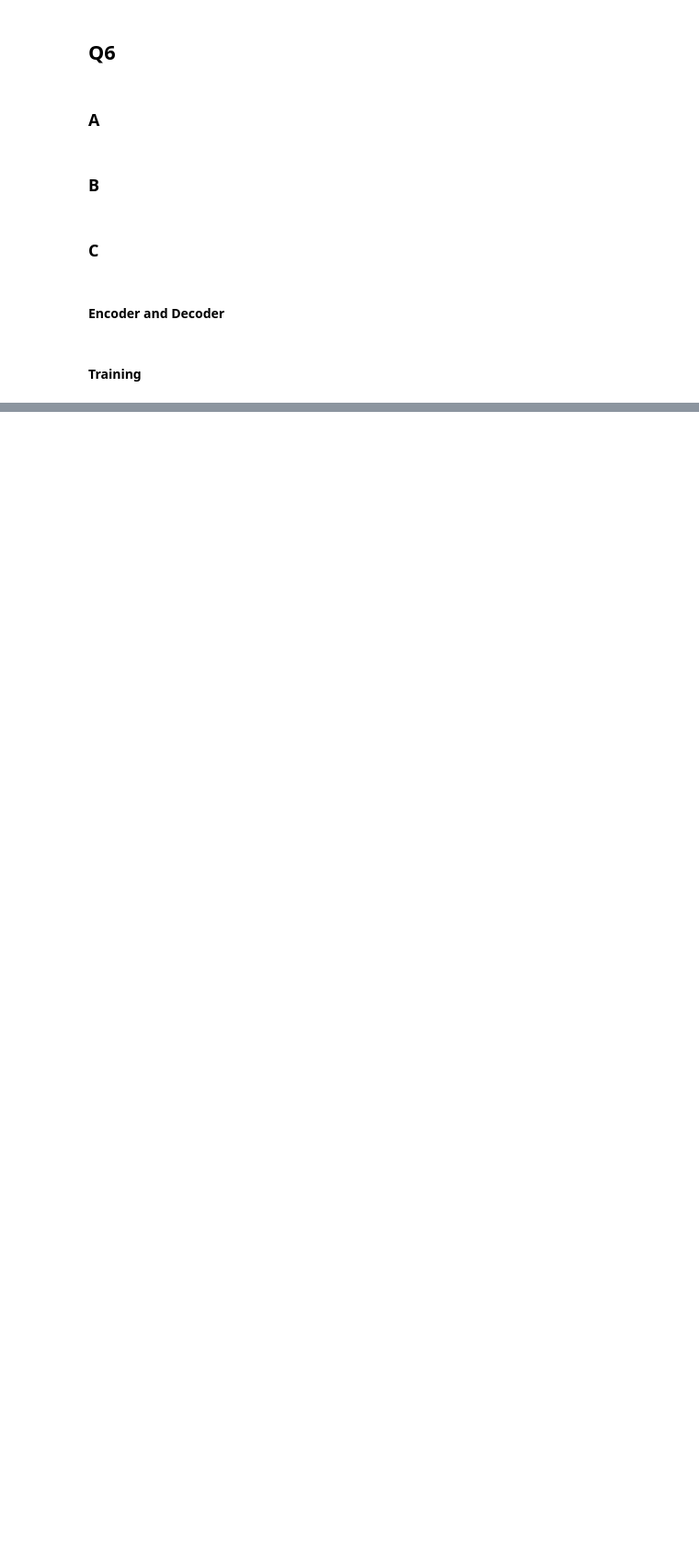
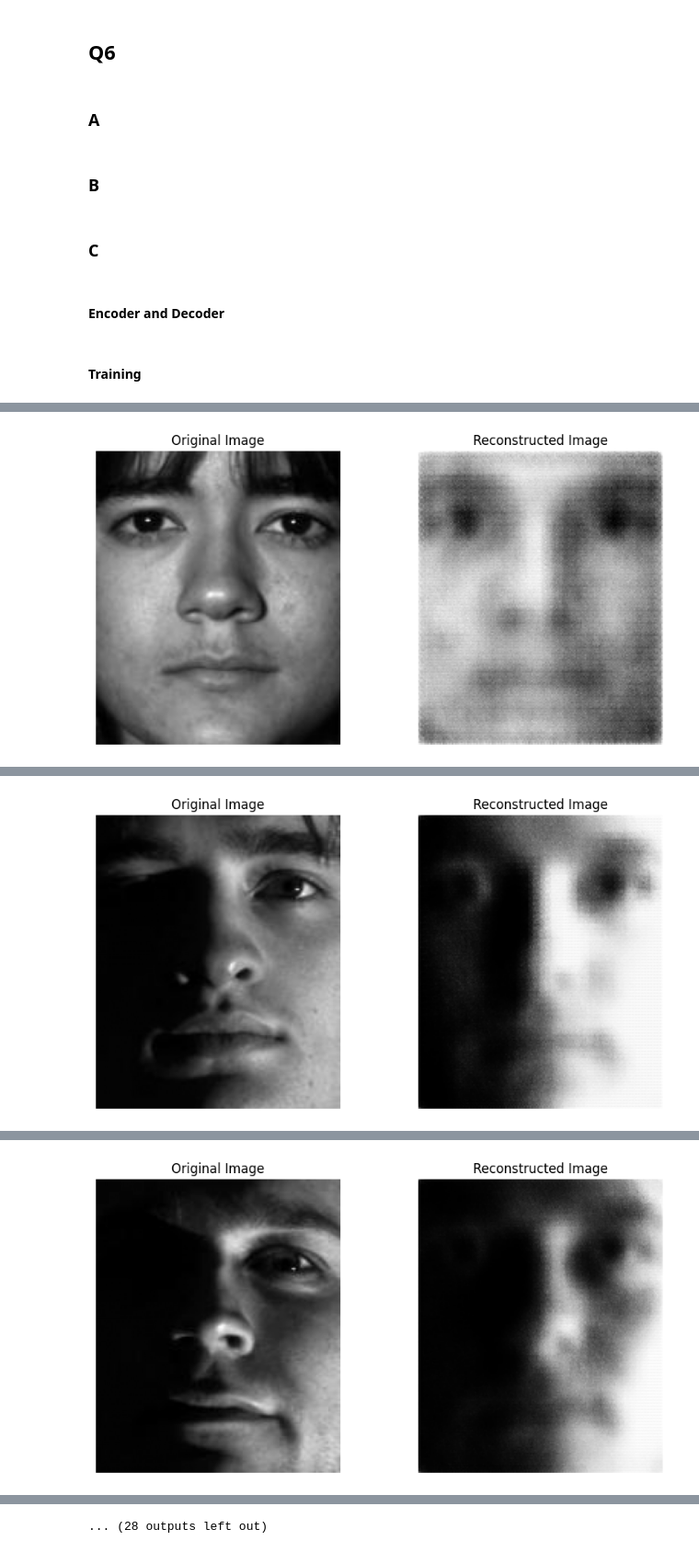
Before and after one commit to elijah-jones-2003/PADL, a Jupyter notebook: padl.ipynb, the cells around one changed output, grey strips where cells are left out. Shown at 92% size. Drawn from its saved outputs; the diff is of its cells as text; code cells hidden in the pictures; blank space fills up the shorter version.

```diff
--- a/padl.ipynb
+++ b/padl.ipynb
@@ -689,8 +691,7 @@ class FaceDataset(Dataset):
     def __init__(self, data_dir, transform=None):
         self.data_dir = data_dir
         self.transform = transform or transforms.Compose([
-            transforms.ToTensor(),  # Convert to tensor
-            transforms.Normalize((0.5,), (0.5,))  # Normalize to range [-1, 1]
+            transforms.ToTensor()
         ])
         self.image_paths = [os.path.join(data_dir, fname) for fname in os.listdir(data_dir)]
 
@@ -724,14 +725,10 @@ optimizer = optim.Adam(list(encoder.parameters()) + list(decoder.parameters()),
 def mse_loss(output, target):
     return F.mse_loss(output, target)
 
-# SSIM loss function (in PyTorch)
-def ssim_loss(output, target):
-    # Convert the images to NumPy arrays and remove the batch dimension
-    output = output.squeeze().cpu().detach().numpy()
-    target = target.squeeze().cpu().detach().numpy()
-
-    # Compute SSIM and specify the data_range (assuming images are normalized to [-1, 1])
-    return 1 - ssim(output, target, data_range=2)
+def ssim_score(image1, image2):
+    image1 = image1.squeeze().cpu().numpy()
+    image2 = image2.squeeze().cpu().numpy()
+    return ssim(image1, image2, data_range=1.0)
 
 def plot_images(original, reconstructed):
     # Ensure the image is in the correct range [0, 1]
@@ -761,7 +758,6 @@ for epoch in range(epochs):
     decoder.train()
 
     running_loss = 0.0
-    running_ssim = 0.0
 
     # Training loop
     for i, images in enumerate(train_loader):
@@ -775,29 +771,21 @@ for epoch in range(epochs):
         # Compute MSE loss
         loss = mse_loss(reconstructed_images, images)
 
-        # Compute SSIM loss
-        ssim_value = ssim_loss(reconstructed_images, images)
-        loss += ssim_value  # You can adjust the weight of SSIM if needed
-
         # Backward pass
         loss.backward()
         optimizer.step()
 
         # Accumulate loss and SSIM values for averaging
         running_loss += loss.item()
-        running_ssim += ssim_value
 
     # Average loss and SSIM for this epoch
     avg_loss = running_loss / len(train_loader)
-    avg_ssim = running_ssim / len(train_loader)
 
     # Print training statistics
-    print(f"Epoch [{epoch+1}/{epochs}], Loss: {avg_loss:.4f}, SSIM: {avg_ssim:.4f}")
+    print(f"Epoch [{epoch+1}/{epochs}], Loss: {avg_loss:.4f}")
 
-    # Save the model checkpoint every few epochs
-    if (epoch + 1) % 5 == 0:
-        torch.save(encoder.state_dict(), f"encoder_epoch_{epoch+1}.pth")
-        torch.save(decoder.state_dict(), f"decoder_epoch_{epoch+1}.pth")
+
+
 
     # Validation after each epoch (same as the training loop, but without gradients)
     encoder.eval()
@@ -812,21 +800,25 @@ for epoch in range(epochs):
             reconstructed_images = decoder(latents)
 
             # Compute SSIM loss for validation
-            ssim_value = ssim_loss(reconstructed_images, images)
+            ssim_value = ssim_score(reconstructed_images, images)
             running_ssim_val += ssim_value
 
     # Average SSIM for validation set
     avg_ssim_val = running_ssim_val / len(test_loader)
     print(f"Validation SSIM: {avg_ssim_val:.4f}")
 
-    random_idx = torch.randint(0, len(test_loader.dataset), (1,)).item()
-    test_image = test_loader.dataset[random_idx].unsqueeze(0)
-    encoder.eval()
-    decoder.eval()
+    # Get an output
+    if (epoch + 1) % 5 == 0:
 
-    # Pass the image through the encoder and decoder
-    latents = encoder(test_image)
-    reconstructed_image = decoder(latents)
+      random_idx = torch.randint(0, len(test_loader.dataset), (1,)).item()
+      test_image = test_loader.dataset[random_idx].unsqueeze(0)
+      encoder.eval()
+      decoder.eval()
 
-    # Plot the original and reconstructed images
-    plot_images(test_image, reconstructed_image)
+      # Pass the image through the encoder and decoder
+      latents = encoder(test_image)
+      reconstructed_image = decoder(latents)
+
+      # Plot the original and reconstructed images
+      plot_images(test_image, reconstructed_image)
+# %% [output]
@@ -832,0 +827 @@ for epoch in range(epochs):
+[figure, added]
@@ -832,0 +830 @@ for epoch in range(epochs):
+[figure, added]
@@ -832,0 +833 @@ for epoch in range(epochs):
+[figure, added]
@@ -833 +843,2 @@ for epoch in range(epochs):
+... (28 outputs left out)
 # %%
```
Also changed, not shown: parts of 4 cells of this notebook.
